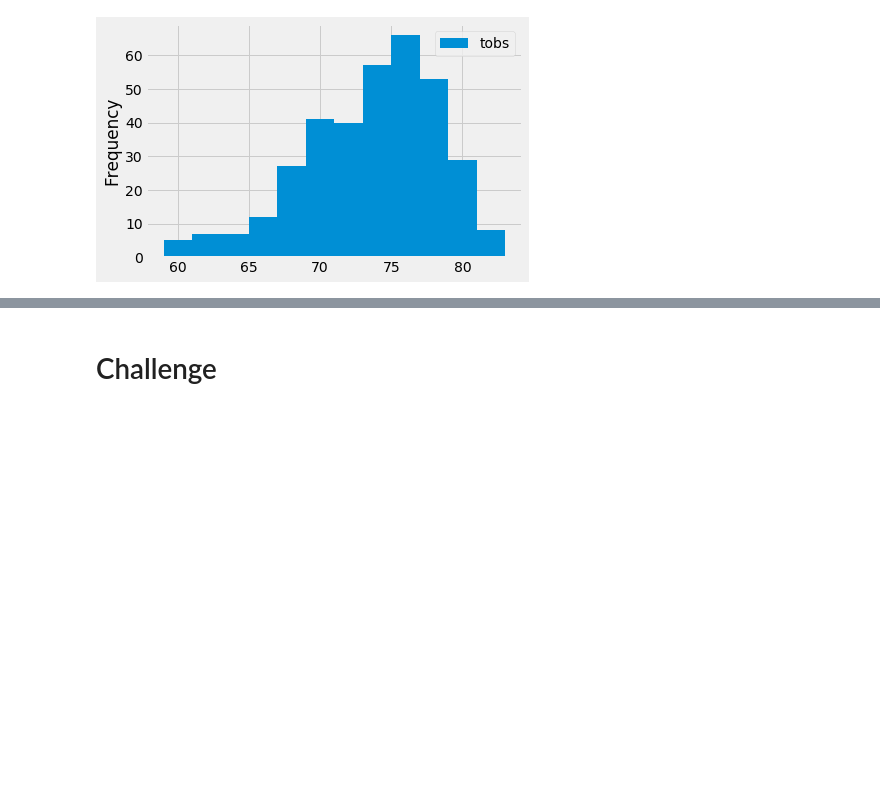
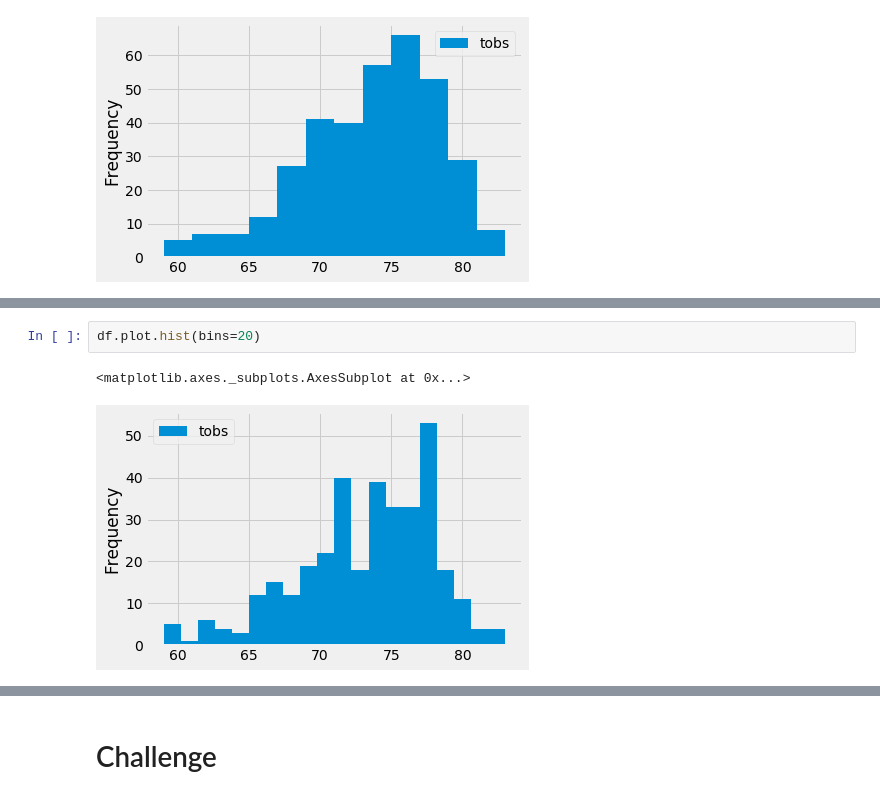
Before and after one commit to degitaccount/surfs_up, a Jupyter notebook: climate_analysis.ipynb, the cells around one changed output, grey strips where cells are left out. Drawn from its saved outputs; the diff is of its cells as text; blank space fills up the shorter version.

```diff
--- a/climate_analysis.ipynb
+++ b/climate_analysis.ipynb
@@ -121,3 +126,8 @@ df.plot.hist(bins=12) #don't need to specify the ranges for each bin; we just ne
+# %%
+df.plot.hist(bins=20)
+# %% [output]
+<matplotlib.axes._subplots.AxesSubplot at 0x...>
+[figure, added]
 # %%
 # Write a function called `calc_temps` that will accept start date and end date in the format '%Y-%m-%d'
 # and return the minimum, average, and maximum temperatures for that range of dates
```
Also changed, not shown: parts of 2 cells of this notebook, 2 other files.
